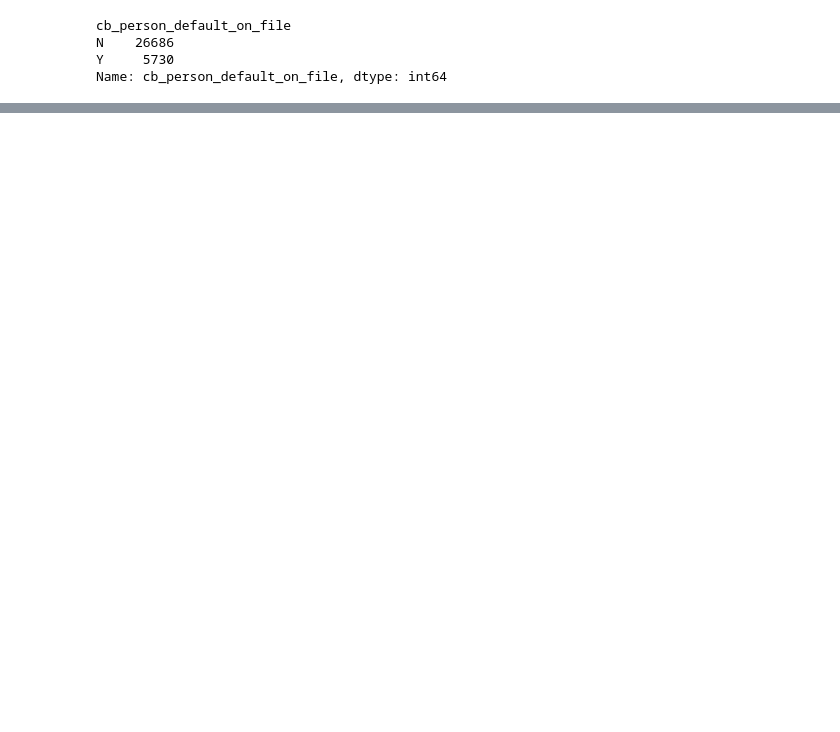
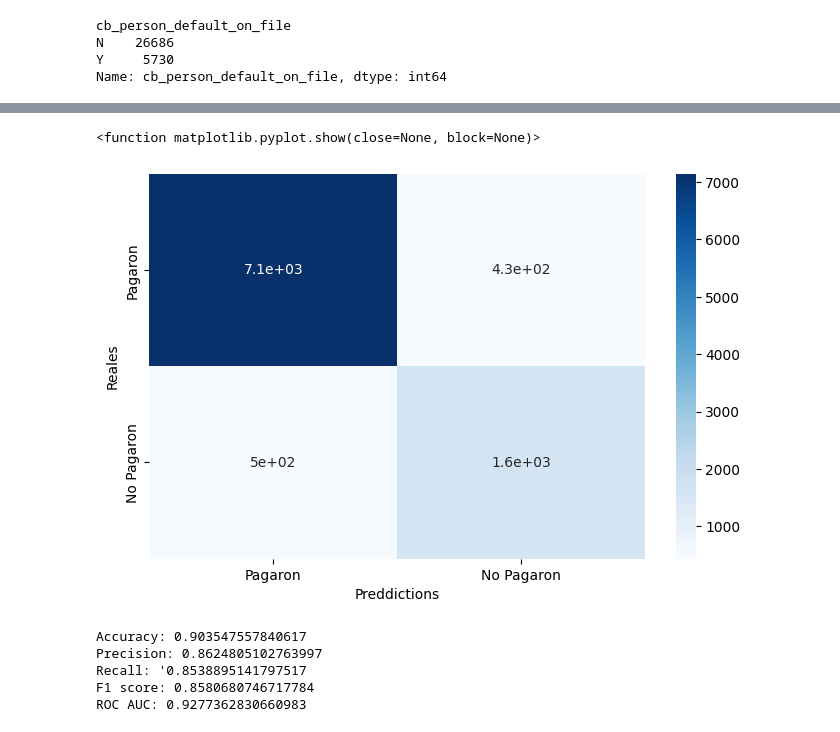
Before and after one commit to AlexNoelHdz/decision_trees, a Jupyter notebook: 0_decision-trees_python/Practica_4.ipynb, the cells around one changed output, grey strips where cells are left out. Drawn from its saved outputs; the diff is of its cells as text; code cells hidden in the pictures; blank space fills up the shorter version.

```diff
--- a/0_decision-trees_python/Practica_4.ipynb
+++ b/0_decision-trees_python/Practica_4.ipynb
@@ -377,0 +499,23 @@ plt.show()
+# %%
+plt.figure(figsize=(8,5))
+sns.heatmap(df,annot=True,cmap='Blues')
+plt.xlabel('Preddictions')
+plt.ylabel('Reales')
+plt.show
+# %% [output]
+<function matplotlib.pyplot.show(close=None, block=None)>
+[figure, added]
+# %%
+# Métricas más usadas
+from sklearn.metrics import accuracy_score, precision_score, recall_score, roc_auc_score, f1_score
+print(f'Accuracy: {accuracy_score(y_test, y_pred)}')
+print(f"Precision: {precision_score(y_test, y_pred, average='macro')}")
+print(f"Recall: '{recall_score(y_test, y_pred, average='macro')}")
+print(f"F1 score: {f1_score(y_test, y_pred, average='macro')}")
+print(f"ROC AUC: {roc_auc_score(y_test, y_pred_proba[:,1], multi_class='ovr')}")
+# %% [output]
+Accuracy: 0.903547557840617
+Precision: 0.8624805102763997
+Recall: '0.8538895141797517
+F1 score: 0.8580680746717784
+ROC AUC: 0.9277362830660983
```
Also changed, not shown: parts of 33 cells of this notebook.
